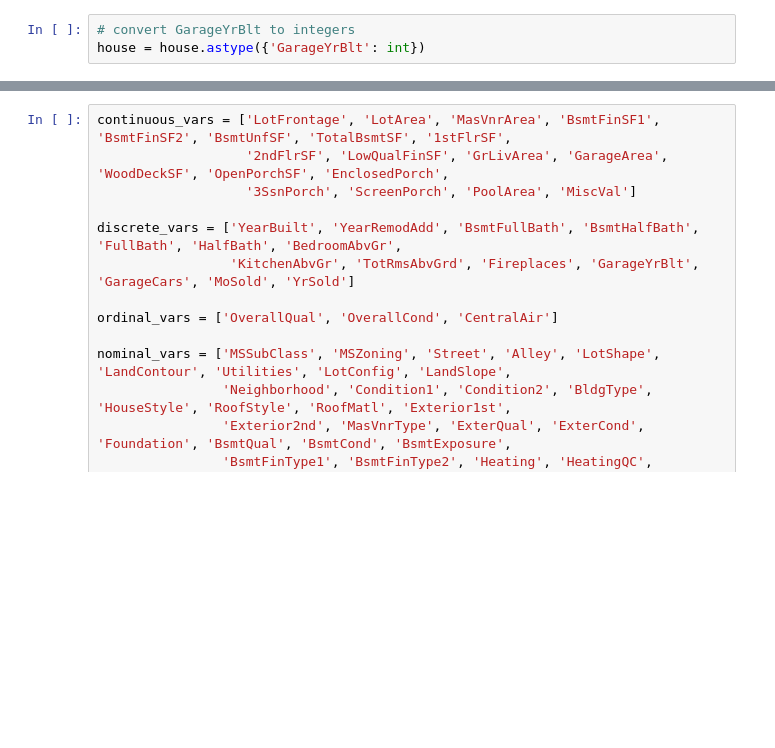
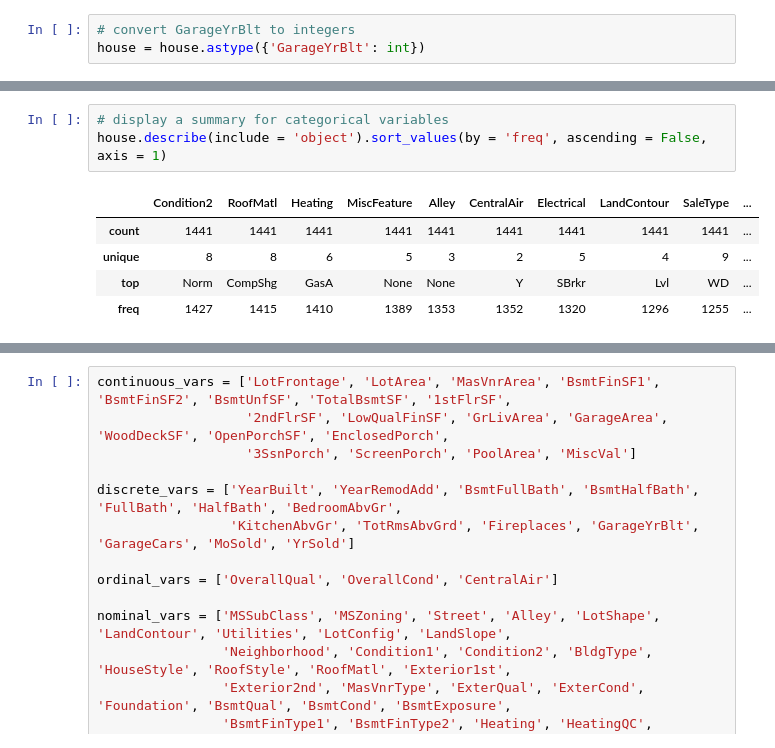
Before and after one commit to fedfioravanti/Regression-and-Classification-to-Predict-House-Prices, a Jupyter notebook: GA_Ames_House_Prices.ipynb, the cells around one changed output, grey strips where cells are left out. Drawn from its saved outputs; the diff is of its cells as text; blank space fills up the shorter version.

```diff
--- a/GA_Ames_House_Prices.ipynb
+++ b/GA_Ames_House_Prices.ipynb
@@ -528,0 +594,9 @@ NameError: name 'house' is not defined
+# %%
+# display a summary for categorical variables
+house.describe(include = 'object').sort_values(by = 'freq', ascending = False, axis = 1)
+# %% [output]
+|  | Condition2 | RoofMatl | Heating | MiscFeature | Alley | CentralAir | Electrical | LandContour | SaleType | ... |
+| count | 1441 | 1441 | 1441 | 1441 | 1441 | 1441 | 1441 | 1441 | 1441 | ... |
+| unique | 8 | 8 | 6 | 5 | 3 | 2 | 5 | 4 | 9 | ... |
+| top | Norm | CompShg | GasA | None | None | Y | SBrkr | Lvl | WD | ... |
+| freq | 1427 | 1415 | 1410 | 1389 | 1353 | 1352 | 1320 | 1296 | 1255 | ... |
```
Also changed, not shown: parts of 47 cells of this notebook.
